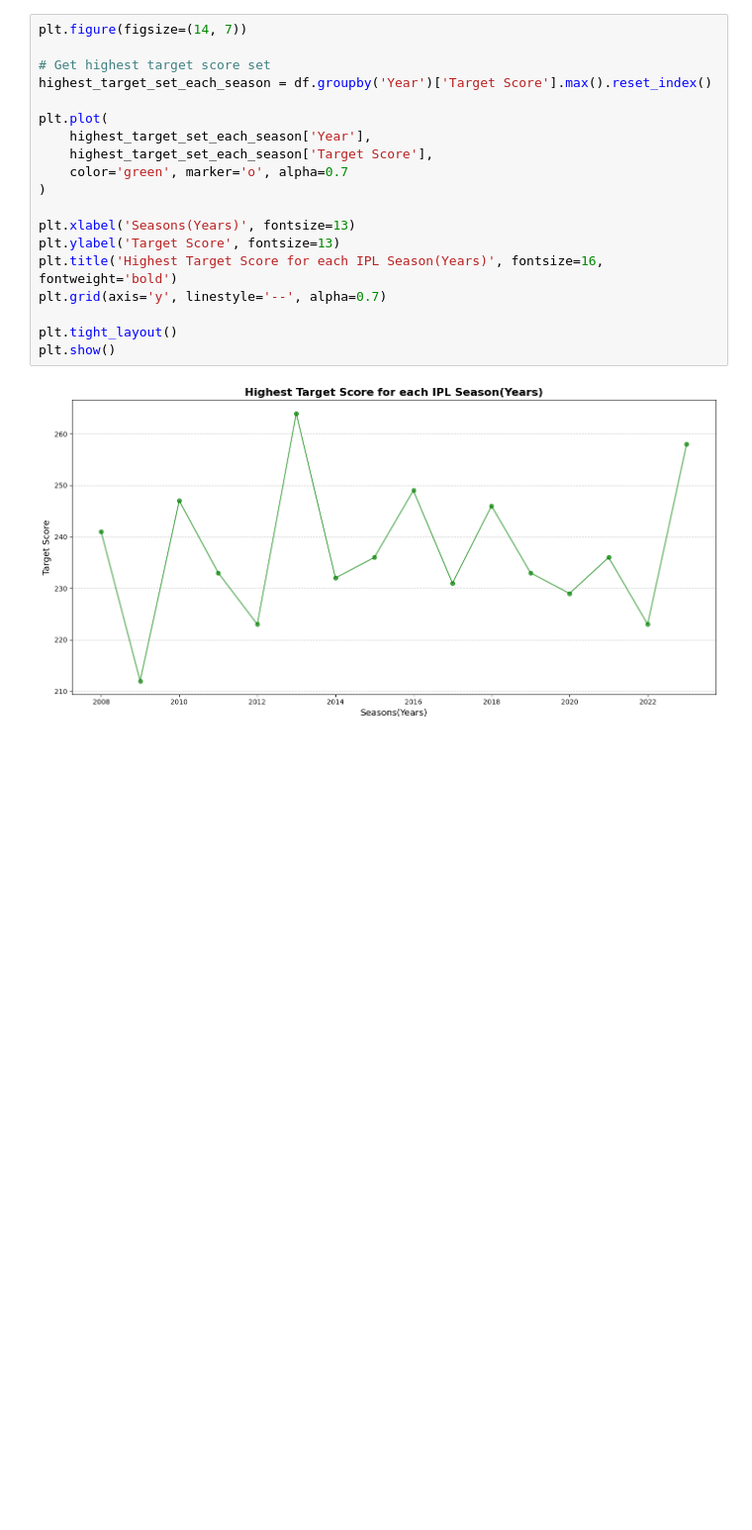
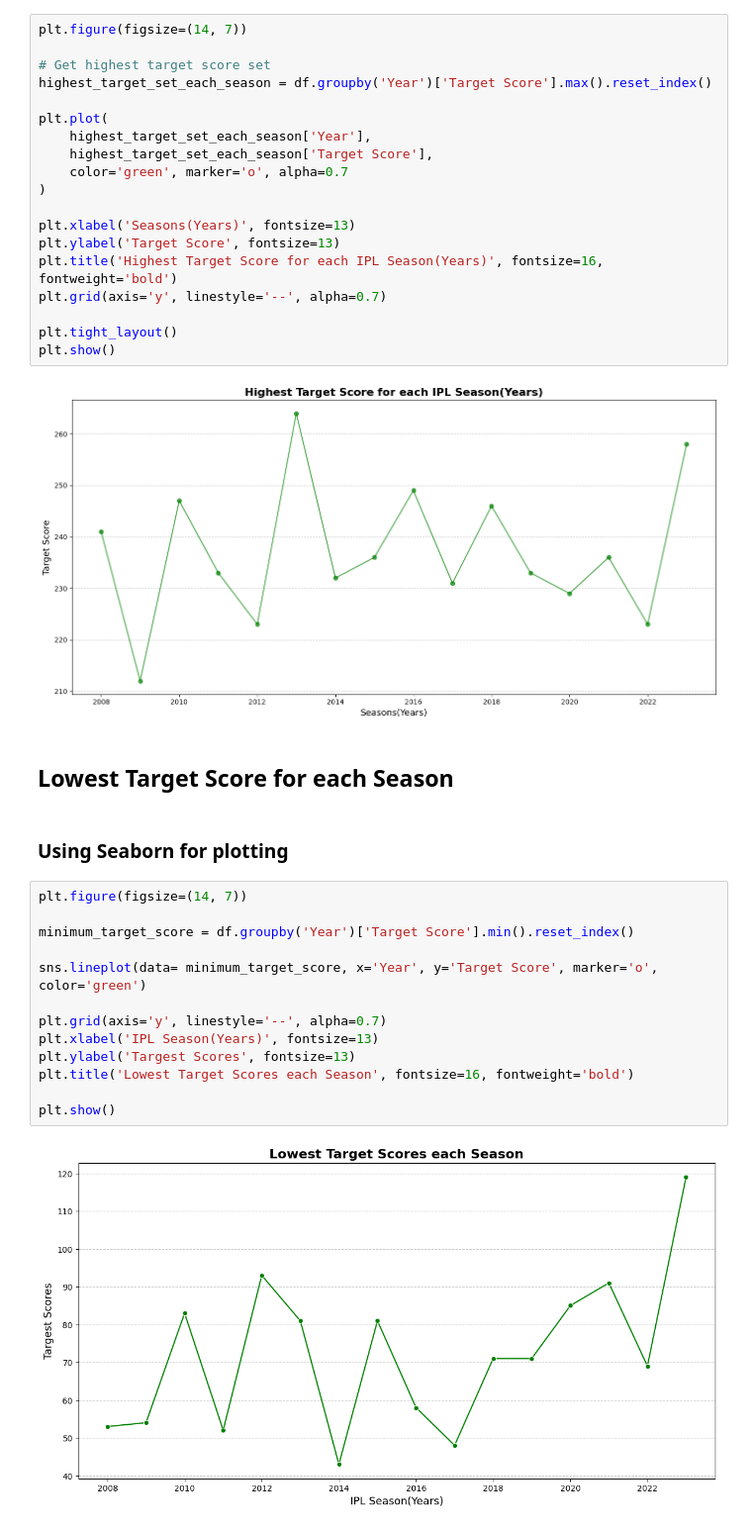
Before and after one commit to Sujil75/Data-Analytics-Practices, a Jupyter notebook: IPL_Data_EDA.ipynb, the cells around one changed output. Shown at 99% size. Drawn from its saved outputs; the diff is of its cells as text; blank space fills up the shorter version.

Commit message:
Plotted Line chart to get the lowest target scores in each season, using seaborn

```diff
--- a/IPL_Data_EDA.ipynb
+++ b/IPL_Data_EDA.ipynb
@@ -710,3 +710,22 @@ plt.tight_layout()
 plt.show()
 # %% [output]
 [figure]
+# %% [markdown]
+## Lowest Target Score for each Season
+# %% [markdown]
+### Using Seaborn for plotting
+# %%
+plt.figure(figsize=(14, 7))
+
+minimum_target_score = df.groupby('Year')['Target Score'].min().reset_index()
+
+sns.lineplot(data= minimum_target_score, x='Year', y='Target Score', marker='o', color='green')
+
+plt.grid(axis='y', linestyle='--', alpha=0.7)
+plt.xlabel('IPL Season(Years)', fontsize=13)
+plt.ylabel('Targest Scores', fontsize=13)
+plt.title('Lowest Target Scores each Season', fontsize=16, fontweight='bold')
+
+plt.show()
+# %% [output]
+[figure, added]
```
